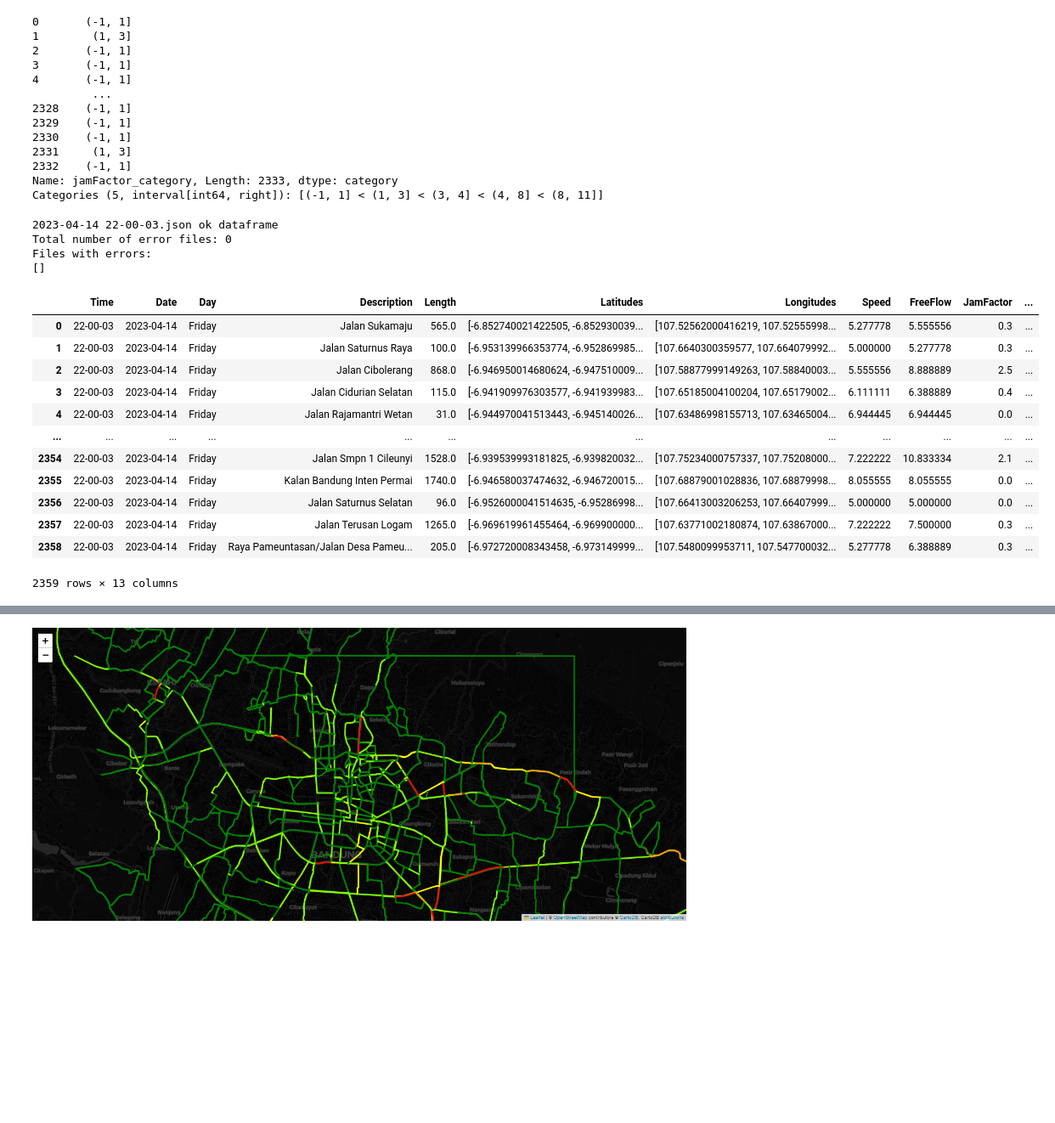
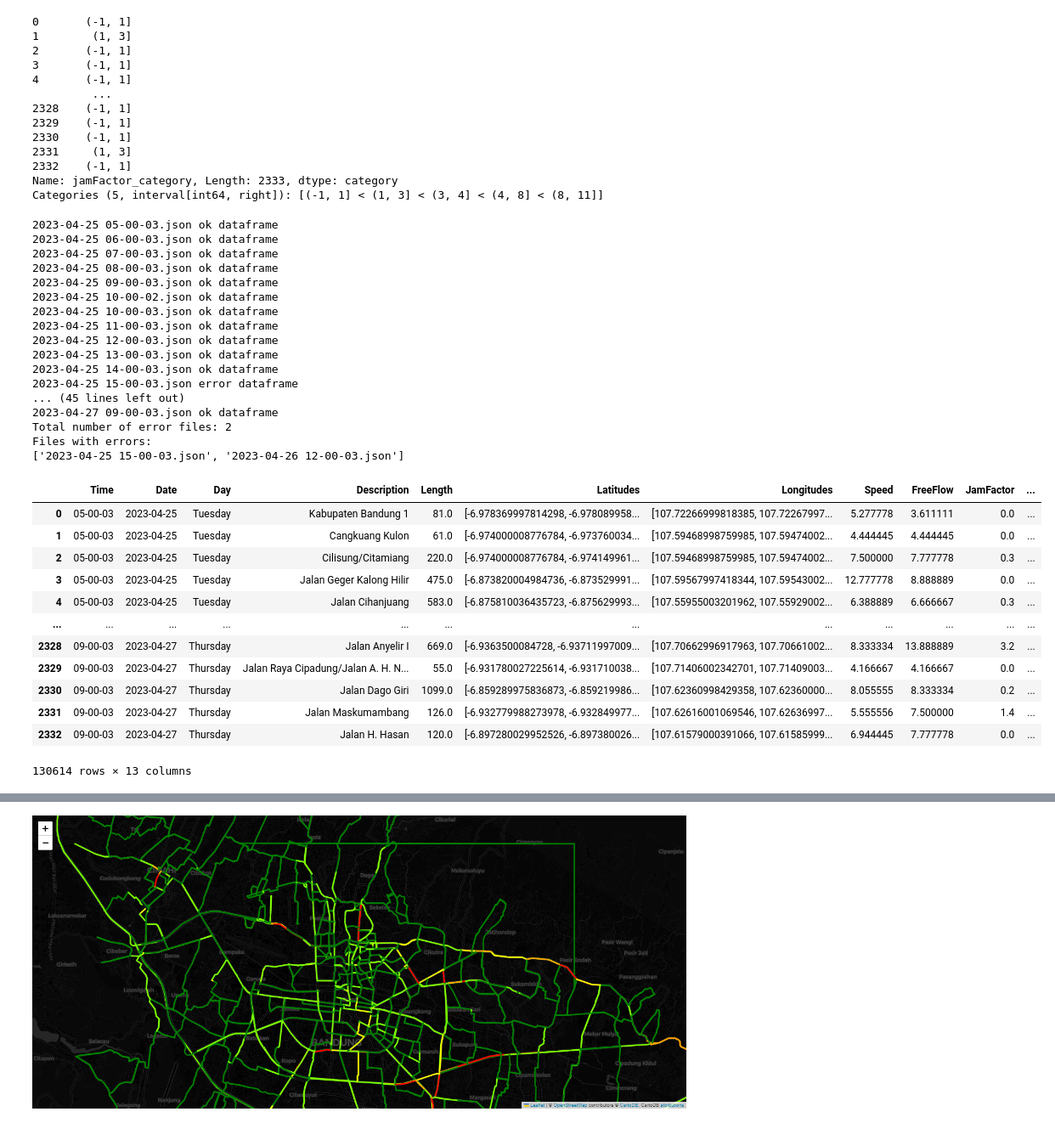
Before and after one commit to ditarnnt/Bandung-Traffic, a Jupyter notebook: Dataframe.ipynb, the cells around one changed output, grey strips where cells are left out. Shown at 85% size. Drawn from its saved outputs; the diff is of its cells as text; code cells hidden in the pictures; blank space fills up the shorter version.

```diff
--- a/Dataframe.ipynb
+++ b/Dataframe.ipynb
@@ -299,25 +299,38 @@ def process_here_maps_outputs(directory_path, output_dir):
     print(error_files)
     return df
 # %%
-process_here_maps_outputs('E:\FASTRACK\SMT10\Bandung-Traffic', 'E:\FASTRACK\SMT10\Bandung-Traffic\coba')
+process_here_maps_outputs('E:\FASTRACK\SMT10\Bandung-Traffic\lebaran_00_tambahan_', 'E:\FASTRACK\SMT10\Bandung-Traffic\html_lebaran_tambahan')
 # %% [output]
-2023-04-14 22-00-03.json ok dataframe
-Total number of error files: 0
+2023-04-25 05-00-03.json ok dataframe
+2023-04-25 06-00-03.json ok dataframe
+2023-04-25 07-00-03.json ok dataframe
+2023-04-25 08-00-03.json ok dataframe
+2023-04-25 09-00-03.json ok dataframe
+2023-04-25 10-00-02.json ok dataframe
+2023-04-25 10-00-03.json ok dataframe
+2023-04-25 11-00-03.json ok dataframe
+2023-04-25 12-00-03.json ok dataframe
+2023-04-25 13-00-03.json ok dataframe
+2023-04-25 14-00-03.json ok dataframe
+2023-04-25 15-00-03.json error dataframe
+... (45 lines left out)
+2023-04-27 09-00-03.json ok dataframe
+Total number of error files: 2
 Files with errors:
-[]
+['2023-04-25 15-00-03.json', '2023-04-26 12-00-03.json']
 |  | Time | Date | Day | Description | Length | Latitudes | Longitudes | Speed | FreeFlow | JamFactor | ... |
-| 0 | 22-00-03 | 2023-04-14 | Friday | Jalan Sukamaju | 565.0 | [-6.852740021422505, -6.852930039... | [107.52562000416219, 107.52555998... | 5.277778 | 5.555556 | 0.3 | ... |
-| 1 | 22-00-03 | 2023-04-14 | Friday | Jalan Saturnus Raya | 100.0 | [-6.953139966353774, -6.952869985... | [107.6640300359577, 107.664079992... | 5.000000 | 5.277778 | 0.3 | ... |
-| 2 | 22-00-03 | 2023-04-14 | Friday | Jalan Cibolerang | 868.0 | [-6.946950014680624, -6.947510009... | [107.58877999149263, 107.58840003... | 5.555556 | 8.888889 | 2.5 | ... |
-| 3 | 22-00-03 | 2023-04-14 | Friday | Jalan Cidurian Selatan | 115.0 | [-6.941909976303577, -6.941939983... | [107.65185004100204, 107.65179002... | 6.111111 | 6.388889 | 0.4 | ... |
-| 4 | 22-00-03 | 2023-04-14 | Friday | Jalan Rajamantri Wetan | 31.0 | [-6.944970041513443, -6.945140026... | [107.63486998155713, 107.63465004... | 6.944445 | 6.944445 | 0.0 | ... |
+| 0 | 05-00-03 | 2023-04-25 | Tuesday | Kabupaten Bandung 1 | 81.0 | [-6.978369997814298, -6.978089958... | [107.72266999818385, 107.72267997... | 5.277778 | 3.611111 | 0.0 | ... |
+| 1 | 05-00-03 | 2023-04-25 | Tuesday | Cangkuang Kulon | 61.0 | [-6.974000008776784, -6.973760034... | [107.59468998759985, 107.59474002... | 4.444445 | 4.444445 | 0.0 | ... |
+| 2 | 05-00-03 | 2023-04-25 | Tuesday | Cilisung/Citamiang | 220.0 | [-6.974000008776784, -6.974149961... | [107.59468998759985, 107.59474002... | 7.500000 | 7.777778 | 0.3 | ... |
+| 3 | 05-00-03 | 2023-04-25 | Tuesday | Jalan Geger Kalong Hilir | 475.0 | [-6.873820004984736, -6.873529991... | [107.59567997418344, 107.59543002... | 12.777778 | 8.888889 | 0.0 | ... |
+| 4 | 05-00-03 | 2023-04-25 | Tuesday | Jalan Cihanjuang | 583.0 | [-6.875810036435723, -6.875629993... | [107.55955003201962, 107.55929002... | 6.388889 | 6.666667 | 0.3 | ... |
 | ... | ... | ... | ... | ... | ... | ... | ... | ... | ... | ... | ... |
-| 2354 | 22-00-03 | 2023-04-14 | Friday | Jalan Smpn 1 Cileunyi | 1528.0 | [-6.939539993181825, -6.939820032... | [107.75234000757337, 107.75208000... | 7.222222 | 10.833334 | 2.1 | ... |
-| 2355 | 22-00-03 | 2023-04-14 | Friday | Kalan Bandung Inten Permai | 1740.0 | [-6.946580037474632, -6.946720015... | [107.68879001028836, 107.68879998... | 8.055555 | 8.055555 | 0.0 | ... |
-| 2356 | 22-00-03 | 2023-04-14 | Friday | Jalan Saturnus Selatan | 96.0 | [-6.9526000041514635, -6.95286998... | [107.66413003206253, 107.66407999... | 5.000000 | 5.000000 | 0.0 | ... |
-| 2357 | 22-00-03 | 2023-04-14 | Friday | Jalan Terusan Logam | 1265.0 | [-6.969619961455464, -6.969900000... | [107.63771002180874, 107.63867000... | 7.222222 | 7.500000 | 0.3 | ... |
-| 2358 | 22-00-03 | 2023-04-14 | Friday | Raya Pameuntasan/Jalan Desa Pameu... | 205.0 | [-6.972720008343458, -6.973149999... | [107.5480099953711, 107.547700032... | 5.277778 | 6.388889 | 0.3 | ... |
+| 2328 | 09-00-03 | 2023-04-27 | Thursday | Jalan Anyelir I | 669.0 | [-6.9363500084728, -6.93711997009... | [107.70662996917963, 107.70661002... | 8.333334 | 13.888889 | 3.2 | ... |
+| 2329 | 09-00-03 | 2023-04-27 | Thursday | Jalan Raya Cipadung/Jalan A. H. N... | 55.0 | [-6.931780027225614, -6.931710038... | [107.71406002342701, 107.71409003... | 4.166667 | 4.166667 | 0.0 | ... |
+| 2330 | 09-00-03 | 2023-04-27 | Thursday | Jalan Dago Giri | 1099.0 | [-6.859289975836873, -6.859219986... | [107.62360998429358, 107.62360000... | 8.055555 | 8.333334 | 0.2 | ... |
+| 2331 | 09-00-03 | 2023-04-27 | Thursday | Jalan Maskumambang | 126.0 | [-6.932779988273978, -6.932849977... | [107.62616001069546, 107.62636997... | 5.555556 | 7.500000 | 1.4 | ... |
+| 2332 | 09-00-03 | 2023-04-27 | Thursday | Jalan H. Hasan | 120.0 | [-6.897280029952526, -6.897380026... | [107.61579000391066, 107.61585999... | 6.944445 | 7.777778 | 0.0 | ... |
-2359 rows × 13 columns
+130614 rows × 13 columns
 # %%
 # export html files (folium map) to png
 import os
```
Also changed, not shown: parts of 5 cells of this notebook.
